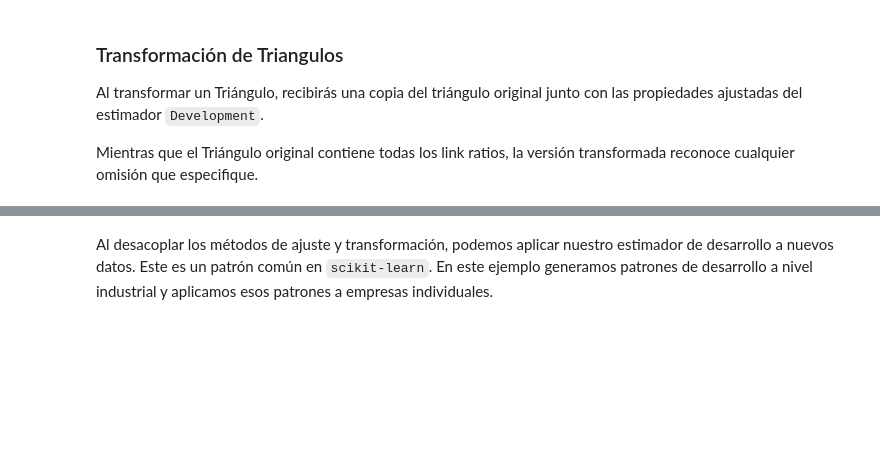
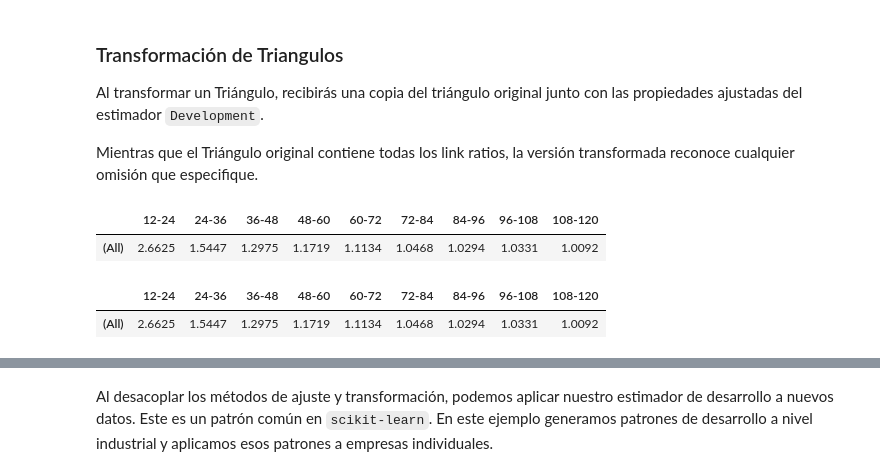
Before and after one commit to bcataldo3/UTSM_Unsupervised_ML, a Jupyter notebook: docs/modulo_4/Clase2.ipynb, the cells around one changed output, grey strips where cells are left out. Cells and saved outputs as stored; diff of their text form; code cells hidden in the pictures; blank space fills up the shorter version.

```diff
--- a/docs/modulo_4/Clase2.ipynb
+++ b/docs/modulo_4/Clase2.ipynb
@@ -395,7 +415,17 @@ Mientras que el Triángulo original contiene todas los link ratios, la versión
 # %%
 triangle = cl.load_sample('raa')
 dev = cl.Development(drop=('1982', 12), drop_valuation='1988')
-transformed_triangle = dev.fit_transform(triangle)
+dev_fit_triangle = dev.fit(triangle)
+transformed_triangle = dev_fit_triangle.transform(triangle)
 transformed_triangle.ldf_
+# %% [output]
+|  | 12-24 | 24-36 | 36-48 | 48-60 | 60-72 | 72-84 | 84-96 | 96-108 | 108-120 |
+| (All) | 2.6625 | 1.5447 | 1.2975 | 1.1719 | 1.1134 | 1.0468 | 1.0294 | 1.0331 | 1.0092 |
+# %%
+transformed_triangle = dev.fit_transform(triangle)
+transformed_triangle.ldf_
+# %% [output]
+|  | 12-24 | 24-36 | 36-48 | 48-60 | 60-72 | 72-84 | 84-96 | 96-108 | 108-120 |
+| (All) | 2.6625 | 1.5447 | 1.2975 | 1.1719 | 1.1134 | 1.0468 | 1.0294 | 1.0331 | 1.0092 |
 # %%
 transformed_triangle.link_ratio.heatmap()
```
Also changed, not shown: parts of 15 cells of this notebook.
